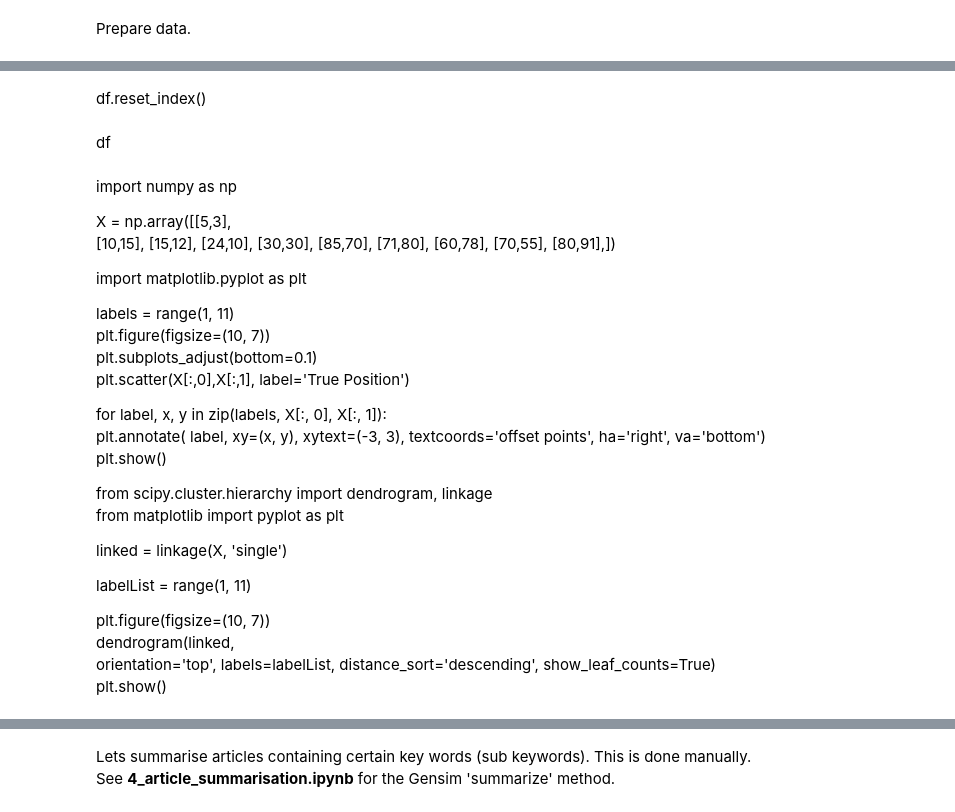
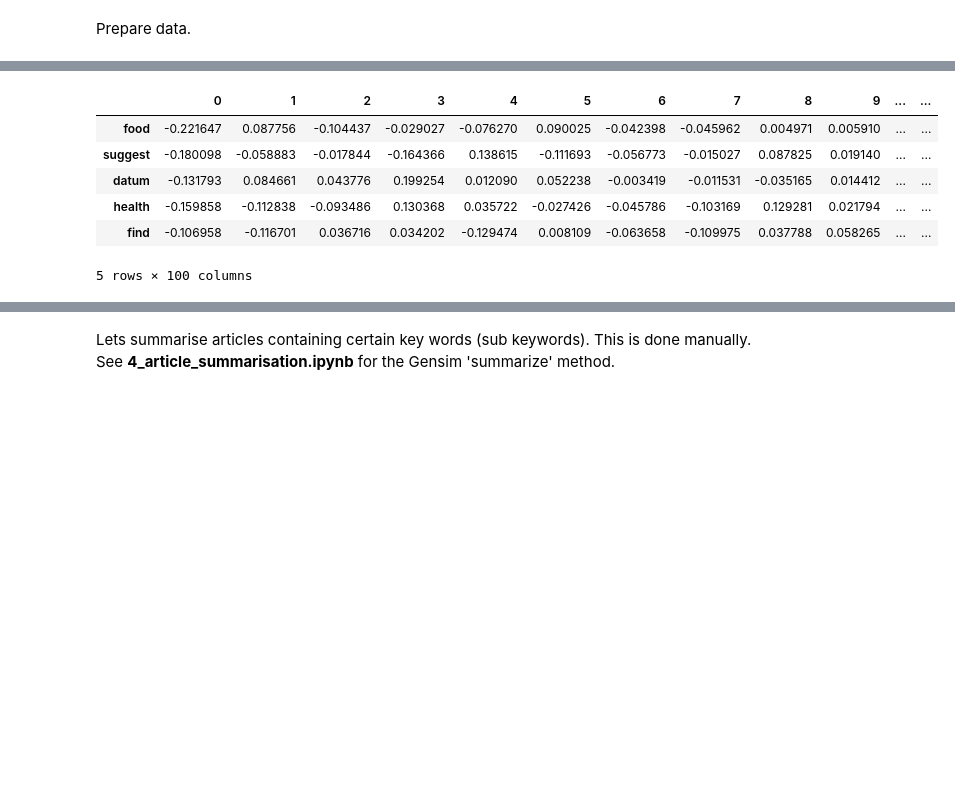
Before and after one commit to jacqpool/academic_consensus, a Jupyter notebook: notebooks/3_topic_modelling_visualisation.ipynb, the cells around one changed output, grey strips where cells are left out. Drawn from its saved outputs; the diff is of its cells as text; code cells hidden in the pictures; blank space fills up the shorter version.

```diff
--- a/notebooks/3_topic_modelling_visualisation.ipynb
+++ b/notebooks/3_topic_modelling_visualisation.ipynb
@@ -812,46 +786,0 @@ df.shape
-# %% [markdown]
-df.reset_index()
-# %% [markdown]
-df
-# %% [markdown]
-import numpy as np
-
-X = np.array([[5,3],
-    [10,15],
-    [15,12],
-    [24,10],
-    [30,30],
-    [85,70],
-    [71,80],
-    [60,78],
-    [70,55],
-    [80,91],])
-
-import matplotlib.pyplot as plt
-
-labels = range(1, 11)
-plt.figure(figsize=(10, 7))
-plt.subplots_adjust(bottom=0.1)
-plt.scatter(X[:,0],X[:,1], label='True Position')
-
-for label, x, y in zip(labels, X[:, 0], X[:, 1]):
-    plt.annotate(
-        label,
-        xy=(x, y), xytext=(-3, 3),
-        textcoords='offset points', ha='right', va='bottom')
-plt.show()
-
-from scipy.cluster.hierarchy import dendrogram, linkage
-from matplotlib import pyplot as plt
-
-linked = linkage(X, 'single')
-
-labelList = range(1, 11)
-
-plt.figure(figsize=(10, 7))
-dendrogram(linked,
-            orientation='top',
-            labels=labelList,
-            distance_sort='descending',
-            show_leaf_counts=True)
-plt.show()
@@ -857,0 +792,10 @@ plt.show()
+# %%
+df.head()
+# %% [output]
+|  | 0 | 1 | 2 | 3 | 4 | 5 | 6 | 7 | 8 | 9 | ... | ... |
+| food | -0.221647 | 0.087756 | -0.104437 | -0.029027 | -0.076270 | 0.090025 | -0.042398 | -0.045962 | 0.004971 | 0.005910 | ... | ... |
+| suggest | -0.180098 | -0.058883 | -0.017844 | -0.164366 | 0.138615 | -0.111693 | -0.056773 | -0.015027 | 0.087825 | 0.019140 | ... | ... |
+| datum | -0.131793 | 0.084661 | 0.043776 | 0.199254 | 0.012090 | 0.052238 | -0.003419 | -0.011531 | -0.035165 | 0.014412 | ... | ... |
+| health | -0.159858 | -0.112838 | -0.093486 | 0.130368 | 0.035722 | -0.027426 | -0.045786 | -0.103169 | 0.129281 | 0.021794 | ... | ... |
+| find | -0.106958 | -0.116701 | 0.036716 | 0.034202 | -0.129474 | 0.008109 | -0.063658 | -0.109975 | 0.037788 | 0.058265 | ... | ... |
+5 rows × 100 columns
```
Also changed, not shown: parts of 42 cells of this notebook.
